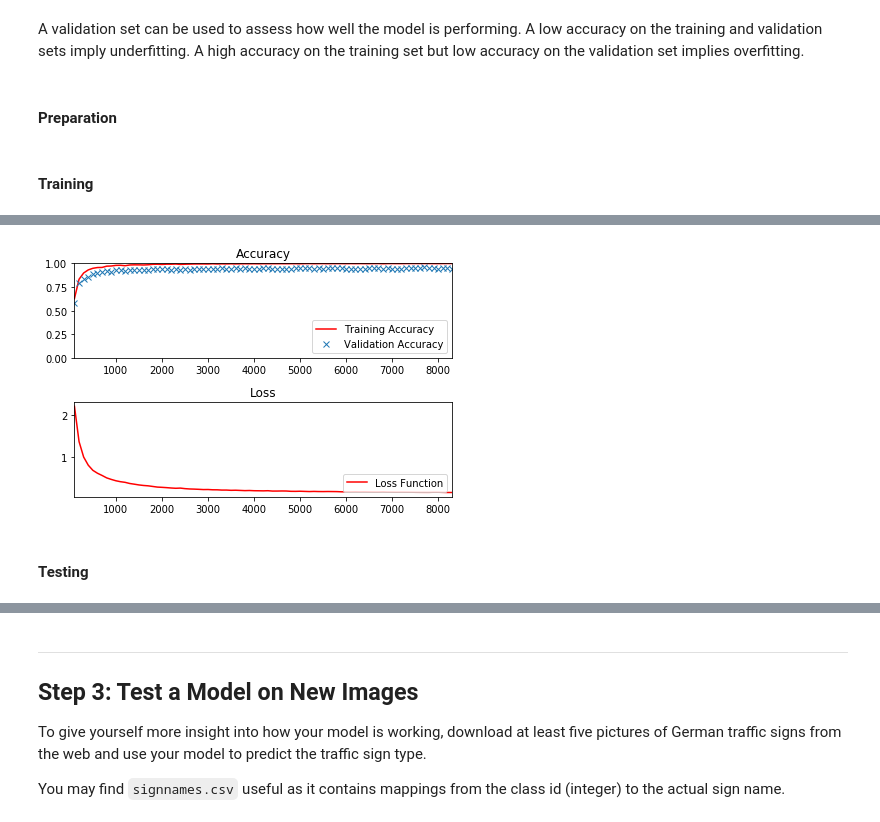
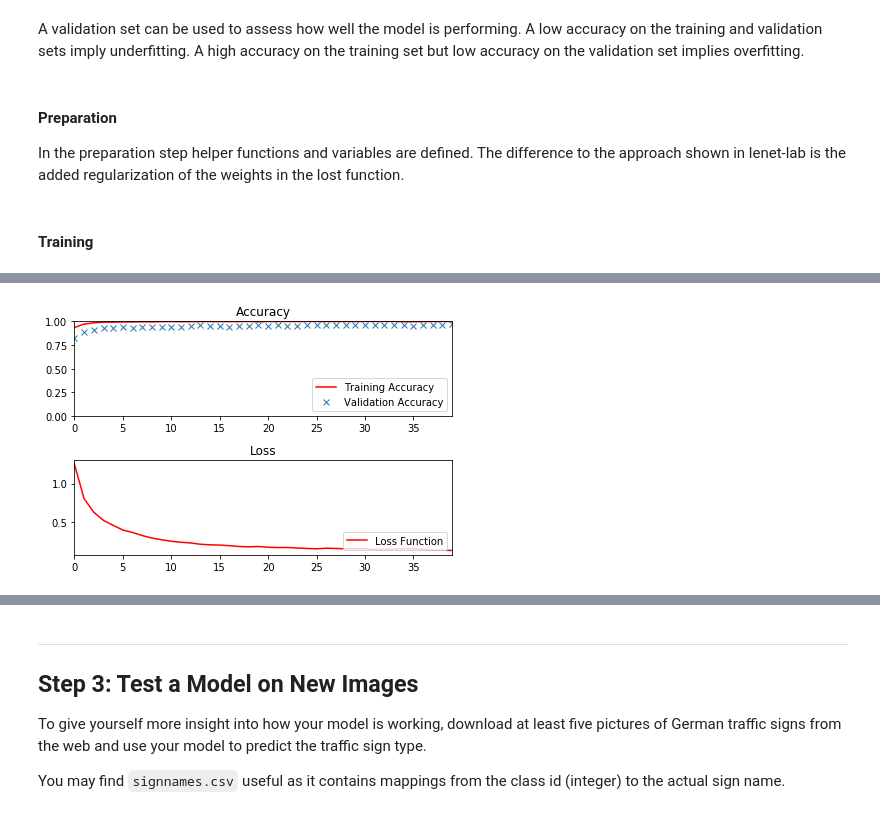
Before and after one commit to fgottmann/UD_SDC_P3_TrafficSignRecognition, a Jupyter notebook: Traffic_Sign_Classifier.ipynb, the cells around one changed output, grey strips where cells are left out. Cells and saved outputs as stored; diff of their text form; code cells hidden in the pictures.

```diff
--- a/Traffic_Sign_Classifier.ipynb
+++ b/Traffic_Sign_Classifier.ipynb
@@ -12,7 +12,7 @@
 import pickle
 
 # TODO: Fill this in based on where you saved the training and testing data
-data_folder = '../data'
+data_folder = '../traffic-signs-data'
 
 training_file = data_folder + '/' + 'train.p'
 validation_file=data_folder + '/' + 'valid.p'
@@ -496,23 +512,15 @@ def LeNet_mod(x,keep_prob):
 # %% [markdown]
 A validation set can be used to assess how well the model is performing. A low accuracy on the training and validation
 sets imply underfitting. A high accuracy on the training set but low accuracy on the validation set implies overfitting.
-# %% [markdown]
-#### Preparation
+# %% [markdown]
+#### Preparation
+In the preparation step helper functions and variables are defined. The difference to the approach shown in lenet-lab is the added regularization of the weights in the lost function.
 # %%
-### Train your model here.
-### Calculate and report the accuracy on the training and validation set.
-### Once a final model architecture is selected,
-### the accuracy on the test set should be calculated and reported as well.
-### Feel free to use as many code cells as needed.
-
-# load libs again
-
-
 ## properties
-BATCH_SIZE = 1024
+BATCH_SIZE = 512
 
 ## init variables
-x = tf.placeholder(tf.float32, (None, 32, 32,1),name='x')
+x = tf.placeholder(tf.float32, (None, 32, 32,3),name='x')
 y = tf.placeholder(tf.int32, (None),name='y')
 one_hot_y = tf.one_hot(y, 43,name='one_hot_y')
 keep_prob = tf.placeholder(tf.float32,name='keep_prob')
@@ -565,11 +573,10 @@ from sklearn.utils import shuffle
 # for logging only
 target_acc = 0.995
 log_batch_step = 100
-batch_i = 0
-batches = []
-train_acc_batch = []
-valid_acc_batch = []
-loss_batch = []
+ep = []
+train_acc_ep = []
+valid_acc_ep = []
+loss_ep = []
 
 EPOCHS = 250
 
@@ -578,7 +585,7 @@ last_acc = 0
 with tf.Session() as sess:
     sess.run(tf.global_variables_initializer())
     #saver.restore(sess, tf.train.latest_checkpoint('.'))
-    num_examples = len(X_train_prep)
+    num_examples = len(X_train_prep_full)
 
     print("Training...")
     print()
@@ -589,37 +596,26 @@ with tf.Session() as sess:
             batch_x, batch_y = X_train_prep_full[offset:end], y_train_prep_full[offset:end]
             sess.run(training_operation, feed_dict={x: batch_x, y: batch_y, keep_prob:0.7})
 
-            # Log every 50 batches
-            batch_i += 1
-            if not batch_i % log_batch_step:
-                # Calculate Training and Validation accuracy
-                training_accuracy = evaluate(X_train_prep, y_train_prep)
-                validation_accuracy = evaluate(X_valid_prep, y_valid_prep)
-                loss  = evaluate_loss(X_train_prep_full, y_train_prep_full)
-
-                # Log batches
-                previous_batch = batches[-1] if batches else 0
-                batches.append(log_batch_step + previous_batch)
-                train_acc_batch.append(training_accuracy)
-                valid_acc_batch.append(validation_accuracy)
-                loss_batch.append(loss)
-
         training_accuracy_full = evaluate(X_train_prep_full, y_train_prep_full)
         training_accuracy = evaluate(X_train_prep, y_train_prep)
         validation_accuracy = evaluate(X_valid_prep, y_valid_prep)
         loss  = evaluate_loss(X_train_prep_full, y_train_prep_full)
+        ep.append(i)
+        train_acc_ep.append(training_accuracy)
+        valid_acc_ep.append(validation_accuracy)
+        loss_ep.append(loss)
         print("EPOCH: {}; Training Accuracy (Aug): {:.3f}; ".format(i+1,training_accuracy_full) +
               "Training Accuracy: {:.3f}; Validation Accuracy: {:.3f}; ".format(training_accuracy,validation_accuracy) +
               "Loss: {:.3f}".format(loss))
 
         if training_accuracy_full > last_acc:
-            saver.save(sess, './lenet' + str(EPOCHS))
+            saver.save(sess, './net_' + str(i))
             last_acc = training_accuracy_full
             print("Improved! Model was saved!")
             print()
         if (training_accuracy_full > target_acc):
             print()
-            print("Required accuracy reached -> terminating the learining process")
+            print("Required accuracy reached -> terminating the learning process")
             print()
             break
 
@@ -628,14 +624,14 @@ with tf.Session() as sess:
 
 fig,acc_plot = plt.subplots(2,1)
 acc_plot[0].set_title('Accuracy')
-acc_plot[0].plot(batches, train_acc_batch, 'r', label='Training Accuracy')
-acc_plot[0].plot(batches, valid_acc_batch, 'x', label='Validation Accuracy')
+acc_plot[0].plot(ep, train_acc_ep, 'r', label='Training Accuracy')
+acc_plot[0].plot(ep, valid_acc_ep, 'x', label='Validation Accuracy')
 acc_plot[0].set_ylim([0, 1.0])
-acc_plot[0].set_xlim([batches[0], batches[-1]])
+acc_plot[0].set_xlim([ep[0], ep[-1]])
 acc_plot[0].legend(loc=4)
 acc_plot[1].set_title('Loss')
-acc_plot[1].plot(batches, loss_batch, 'r', label='Loss Function')
-acc_plot[1].set_xlim([batches[0], batches[-1]])
+acc_plot[1].plot(ep, loss_ep, 'r', label='Loss Function')
+acc_plot[1].set_xlim([ep[0], ep[-1]])
 acc_plot[1].legend(loc=4)
 plt.tight_layout()
 plt.show()
@@ -660,3 +656 @@ Required accuracy reached -> terminating the learining process
-[figure, old version]
+[figure, new version]
-# %% [markdown]
-#### Testing
```
Also changed, not shown: parts of 25 cells of this notebook, 23 other files.
